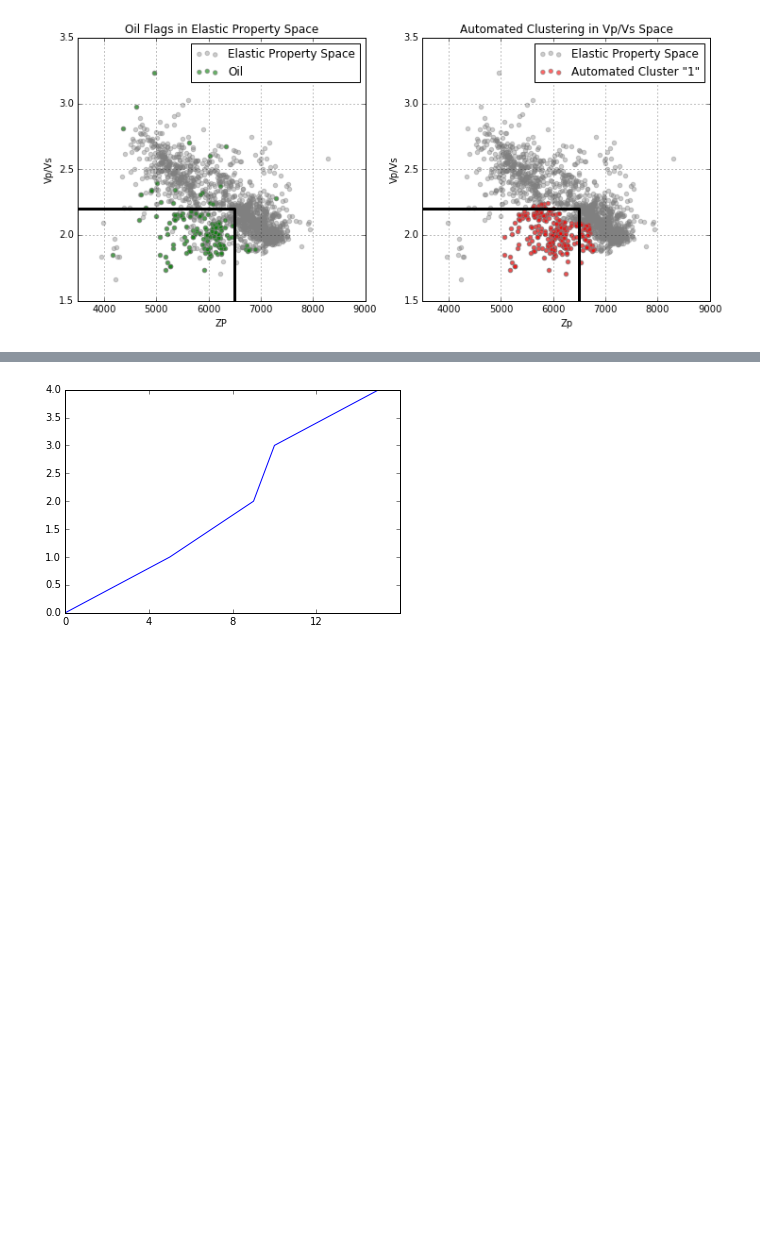
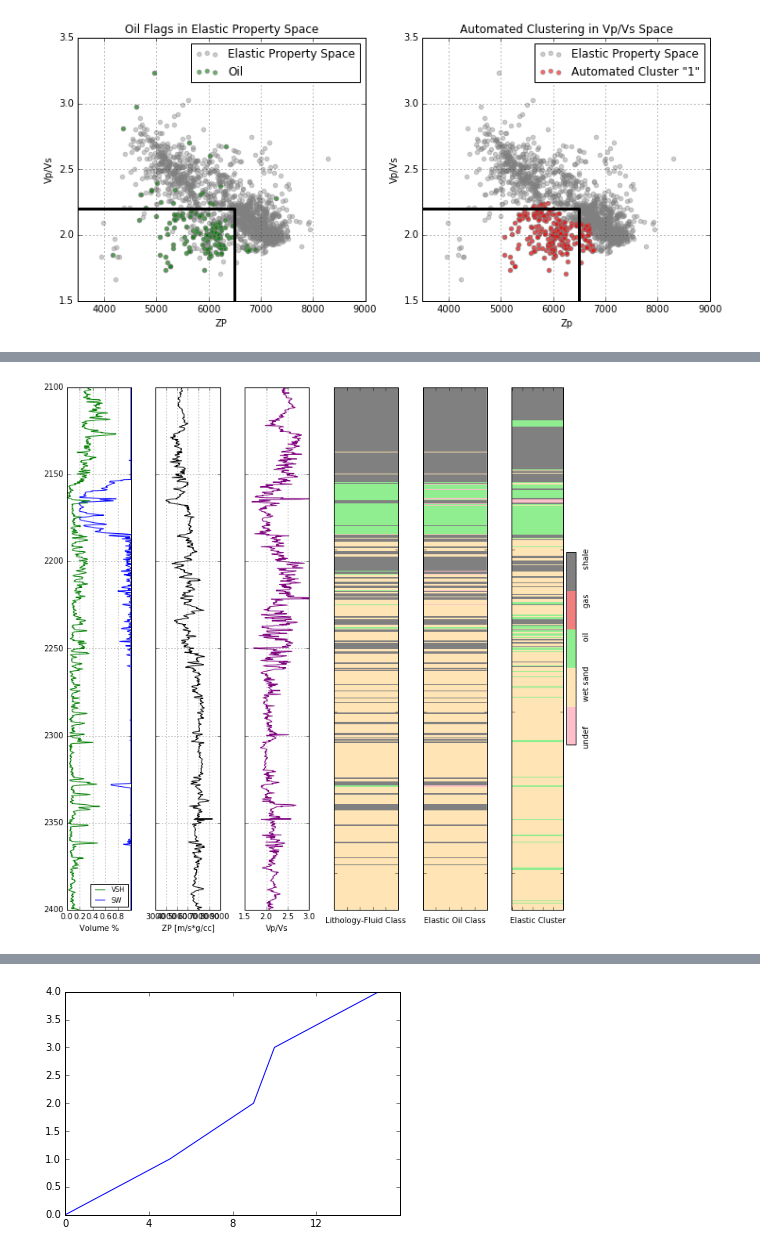
Before and after one commit to sdux/rock_predict, a Jupyter notebook: Log Work.ipynb, the cells around one changed output, grey strips where cells are left out. Drawn from its saved outputs; the diff is of its cells as text; code cells hidden in the pictures; blank space fills up the shorter version.

```diff
--- a/Log Work.ipynb
+++ b/Log Work.ipynb
@@ -473,6 +452,9 @@ Looking at the distribution of data and comparing to what a person may intuitive
 Agglomerative Clustering and DBSCAN could be improved with adjustments to their parameterization.  Ward introduces irregular decision boundaries that if related to a reasonable physical basis would be interesting to investigate at a later date.
 
 Birch gets us 80% of the way there with the 3rd fastest execution time, so we'll proceed with that.
+# %%
+# Capture the elastic property clustering solution
+elastic_cluster = y_pred
 # %%
 fig = plt.figure(figsize=(12,5))
 ax = fig.add_subplot(1,2,1)
@@ -505,0 +494,51 @@ plt.show()
+# %%
+temp_lfc = np.zeros(np.shape(logs.GR))
+res_elast_props = elastic_cluster[elastic_cluster==1]
+temp_lfc[elastic_cluster==1] = 2
+temp_lfc[elastic_cluster==2] = 1    # LFC will be 1 when ssb (brine sand flag) is True
+temp_lfc[elastic_cluster==0] = 4    # LFC will be 4 when sh (shale flag) is True
+logs['LFC_clst'] = temp_lfc
+# %%
+ztop=depth_start; zbot=depth_stop
+figx = 10
+figy = 10
+ll=logs.ix[(logs.DEPTH>=ztop) & (logs.DEPTH<=zbot)]
+
+cluster=np.repeat(np.expand_dims(ll['LFC'].values,1), 100, 1)
+clusterb=np.repeat(np.expand_dims(ll['LFC_Elast'].values,1), 100, 1)
+clusterc=np.repeat(np.expand_dims(ll['LFC_clst'].values,1), 100, 1)
+
+f, ax = plt.subplots(nrows=1, ncols=6, figsize=(figx, figy))
+ax[0].plot(ll.VSH, ll.DEPTH, 'g', label='VSH')
+ax[0].plot(ll.SW, ll.DEPTH, 'b', label='SW')
+ax[1].plot(ll.ZP, ll.DEPTH, '-', color='k')
+ax[2].plot(ll.VPVS, ll.DEPTH, '-', color='purple')
+#im=ax[3].imshow(cluster, interpolation='none', aspect='auto',cmap=cmap_facies,vmin=0,vmax=4)
+im_lfc = ax[3].imshow(cluster, interpolation='none', aspect='auto',cmap=cmap_facies,vmin=0,vmax=4)
+im_lfc_elast = ax[4].imshow(clusterb, interpolation='none', aspect='auto',cmap=cmap_facies,vmin=0,vmax=4)
+im_lfc_elast = ax[5].imshow(clusterc, interpolation='none', aspect='auto',cmap=cmap_facies,vmin=0,vmax=4)
+cbar=plt.colorbar(im_lfc_elast, ax=ax[5])
+cbar.set_label((figy*' ').join(['undef', 'wet sand', 'oil', 'gas', 'shale']))
+cbar.set_ticks(np.arange(0,5,5)); cbar.set_ticklabels('')
+
+for i in range(len(ax)-3):
+    ax[i].set_ylim(ztop,zbot)
+    ax[i].invert_yaxis()
+    ax[i].grid()
+    ax[i].locator_params(axis='x', nbins=len(ax))
+for i in range(len(ax)-1):
+    ax[i+1].set_yticklabels([])
+ax[0].legend(fontsize='small', loc='lower right')
+ax[0].set_xlabel("Volume %"), ax[0].set_xlim(0,1) , ax[0].set_xticks(np.arange(0,1,0.2))
+ax[1].set_xlabel("ZP [m/s*g/cc]"), ax[1].set_xlim(3000,9000)
+ax[2].set_xlabel("Vp/Vs"),         ax[2].set_xlim(1.5,3)
+ax[3].set_xlabel('Lithology-Fluid Class')
+ax[4].set_xlabel('Elastic Oil Class')
+ax[5].set_xlabel('Elastic Cluster')
+ax[3].set_xticklabels([]); ax[4].set_xticklabels([]); ax[5].set_xticklabels([])
+
+plt.tight_layout()
+plt.show()
+#plt.savefig("log.png", dpi=250)
+# %% [output]
+[figure, added]
```
Also changed, not shown: parts of 13 cells of this notebook.
